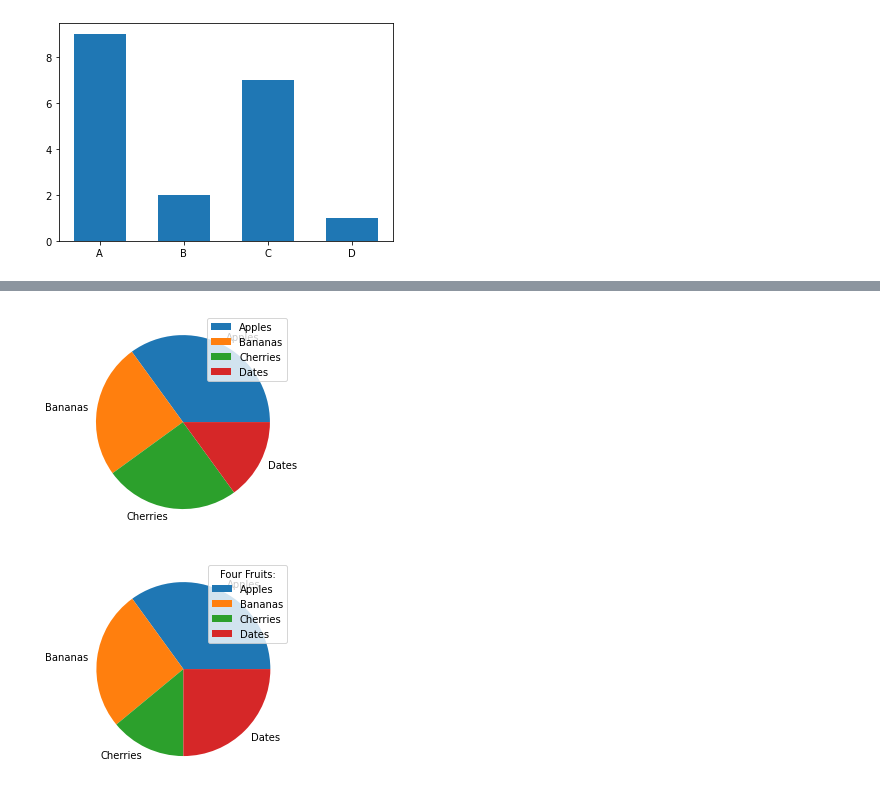
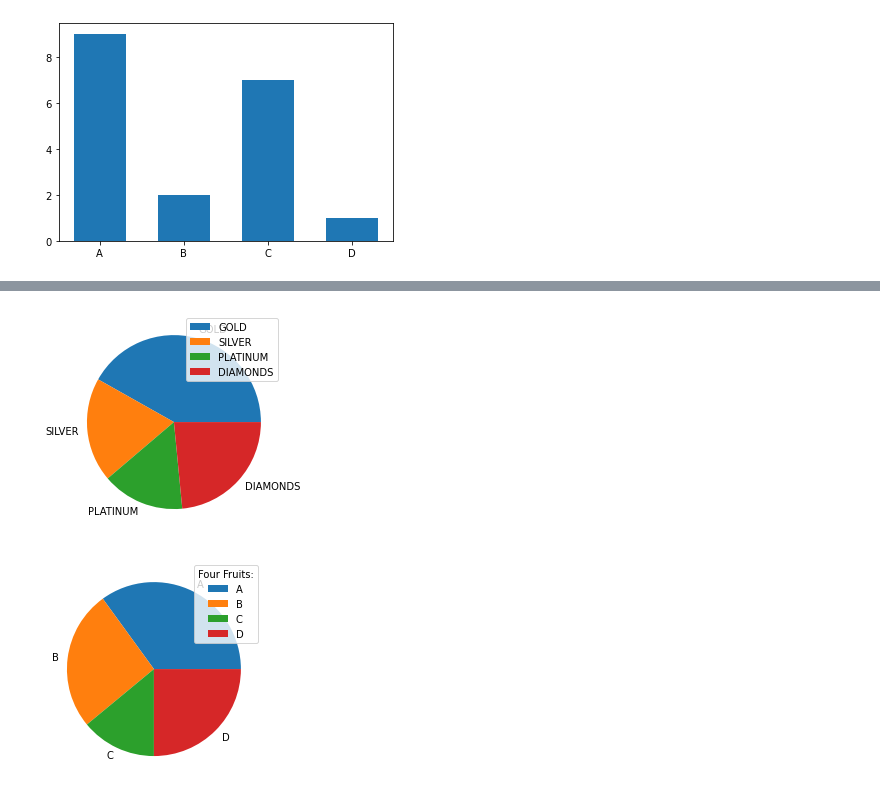
Before and after one commit to VU21CSEN0100182/PYTHON, a Jupyter notebook: PYTHON_MATPLOTLIB.ipynb, the cells around one changed output, grey strips where cells are left out. Drawn from its saved outputs; the diff is of its cells as text; code cells hidden in the pictures.

```diff
--- a/PYTHON_MATPLOTLIB.ipynb
+++ b/PYTHON_MATPLOTLIB.ipynb
@@ -151,20 +281,20 @@ plt.show()
 # %%
 import matplotlib.pyplot as plt
 import numpy as np
-y=np.array([35, 25, 25, 15])
-fruits=["Apples", "Bananas", "Cherries", "Dates"]
+y=np.array([41,19,15,23])
+fruits=["GOLD","SILVER","PLATINUM","DIAMONDS"]
 plt.pie(y,labels=fruits)
 plt.legend()
 plt.show()
 # %% [output]
-[figure, old version]
+[figure, new version]
 # %%
 import matplotlib.pyplot as plt
 import numpy as np
 y=np.array([35,26,14,25])
-fruits=["Apples", "Bananas", "Cherries", "Dates"]
+fruits=["A","B","C","D"]
 plt.pie(y,labels = fruits)
 plt.legend(title = "Four Fruits:")
 plt.show()
 # %% [output]
-[figure, old version]
+[figure, new version]
```
Also changed, not shown: parts of 28 cells of this notebook.
